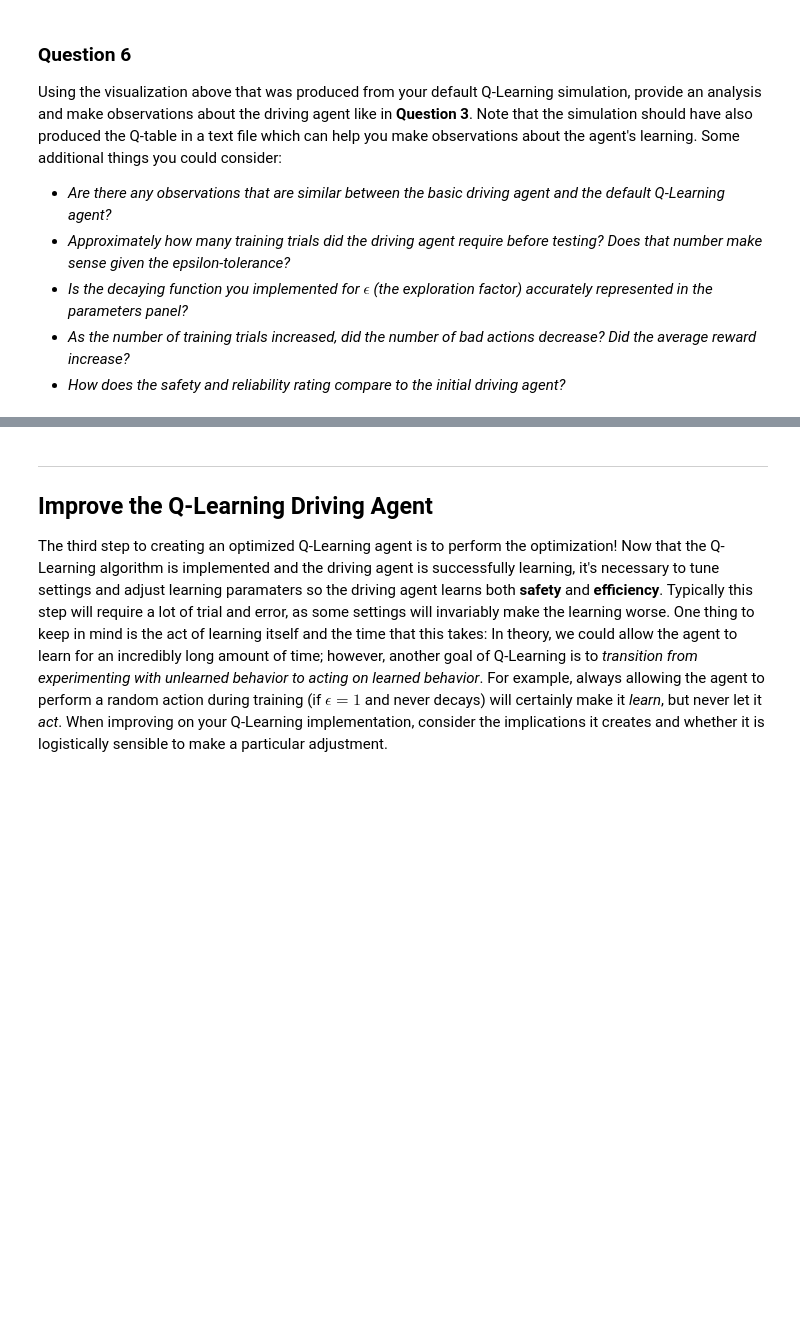
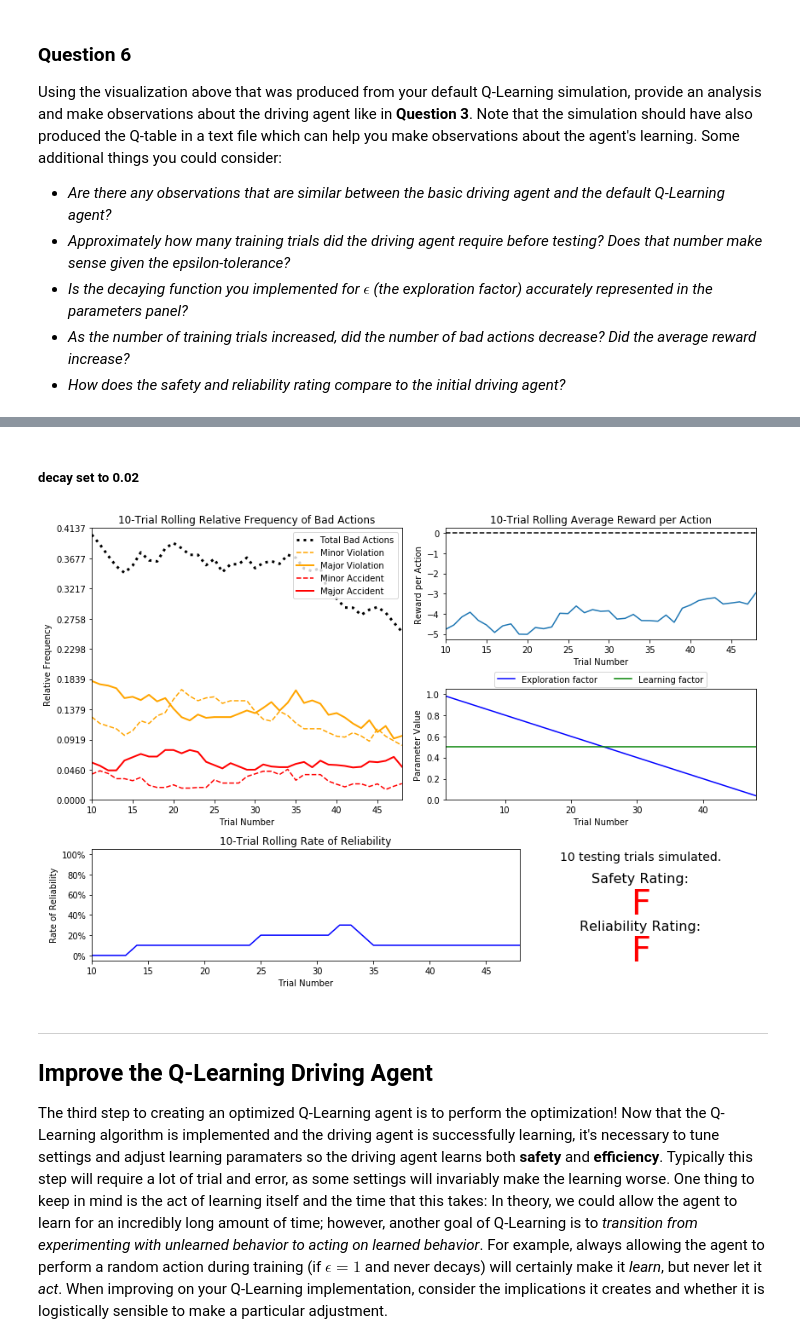
Before and after one commit to Ryanglambert/machine-learning, a Jupyter notebook: projects/smartcab/smartcab.ipynb, the cells around one changed output, grey strips where cells are left out. Cells and saved outputs as stored; diff of their text form; code cells hidden in the pictures; blank space fills up the shorter version.

Commit message:
current status of reinforcement learning project

```diff
--- a/projects/smartcab/smartcab.ipynb
+++ b/projects/smartcab/smartcab.ipynb
@@ -190,3 +234,10 @@ Using the visualization above that was produced from your default Q-Learning sim
+# %% [markdown]
+##### decay set to 0.02
+# %%
+# Load the 'sim_default-learning' file from the default Q-Learning simulation
+vs.plot_trials('sim_default-learning.csv')
+# %% [output]
+[figure, added]
 # %% [markdown]
 -----
 ## Improve the Q-Learning Driving Agent
```
Also changed, not shown: parts of 23 cells of this notebook, 6 other files.
